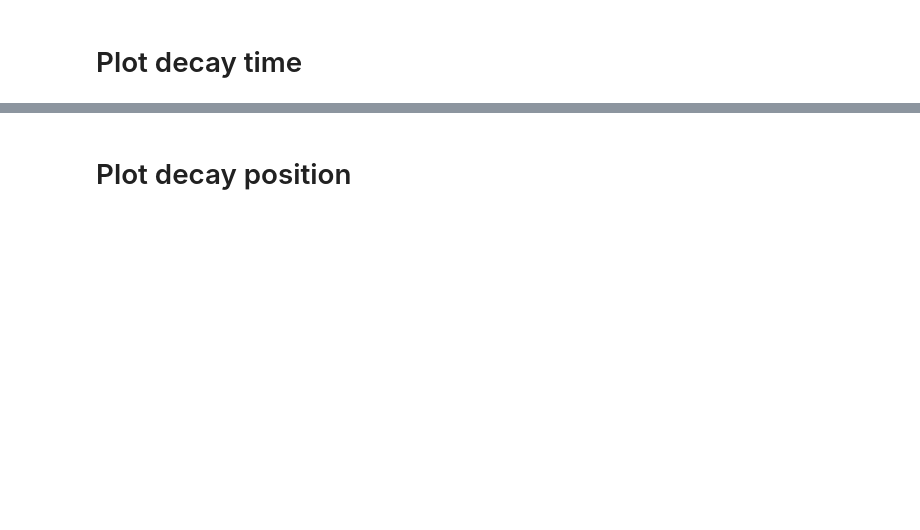
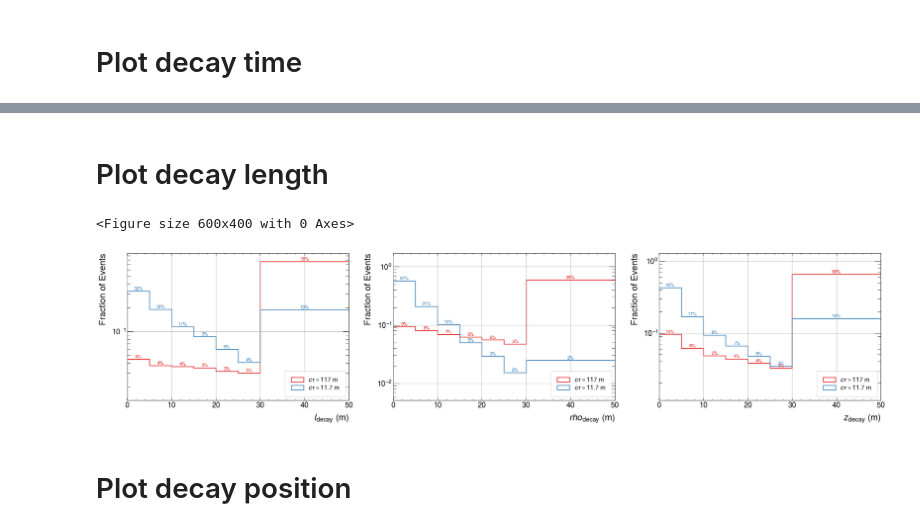
Before and after one commit to andlessa/back2futureTrigger, a Jupyter notebook: B2TF-Trigger/checkDecays_vs_lifetime.ipynb, the cells around one changed output, grey strips where cells are left out. Cells and saved outputs as stored; diff of their text form; code cells hidden in the pictures; blank space fills up the shorter version.

```diff
--- a/B2TF-Trigger/checkDecays_vs_lifetime.ipynb
+++ b/B2TF-Trigger/checkDecays_vs_lifetime.ipynb
@@ -105,2 +124,33 @@ plt.show()
+# %% [markdown]
+# Plot decay length
+# %%
+fig = plt.figure(figsize=(6,4))
+bins = [0.,5.,10.,15.,20.,25.,30.,1000.]
+fig, axes = plt.subplots(nrows=1, ncols=3, figsize=(10*3, 6*1))
+
+for i,var in enumerate(['l','rho','z']):
+    for icurve,label in enumerate(rDecaysDict.keys()):
+        rDecay = rDecaysDict[label]
+        h,_,patches = axes[i].hist(np.abs(rDecay[var]),bins=bins,
+                histtype='step',
+                weights=[1.0/len(rDecay)]*len(rDecay),
+                label=label,linewidth=2,color=colors[icurve],alpha=0.8)
+        for ib in range(len(bins)-1):
+            if h[ib] < 0.01:
+                continue
+            xpos = 0.5*(bins[ib]+min(bins[ib+1],50.))
+            axes[i].text(xpos,h[ib]*(1.0+0.0*icurve),f"{100*h[ib]:.0f}%",ha='center',va='bottom',
+                    fontsize=10,color=colors[icurve])
+    axes[i].set_yscale('log')
+    axes[i].set_xlabel(r'$%s_{\rm decay}$ (m)' %var)
+    axes[i].set_ylabel('Fraction of Events')
+    axes[i].set_xlim(0.,50)
+    axes[i].set_ylim(min(h)/3.,max(h)*3.0)
+    axes[i].legend(loc='lower right',framealpha=0.8,frameon=True)
+    axes[i].grid()
+plt.show()
+# %% [output]
+<Figure size 600x400 with 0 Axes>
+[figure, added]
 # %% [markdown]
 # Plot decay position
```
Also changed, not shown: parts of 14 cells of this notebook, 1 other file.
